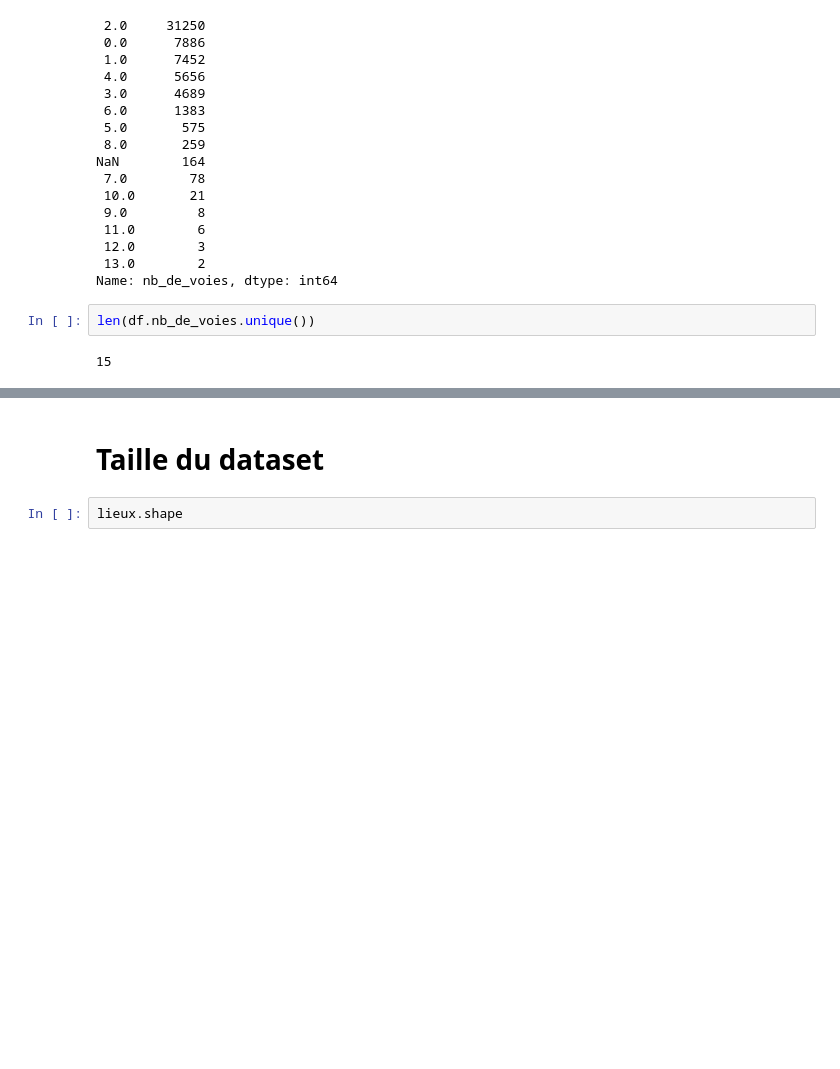
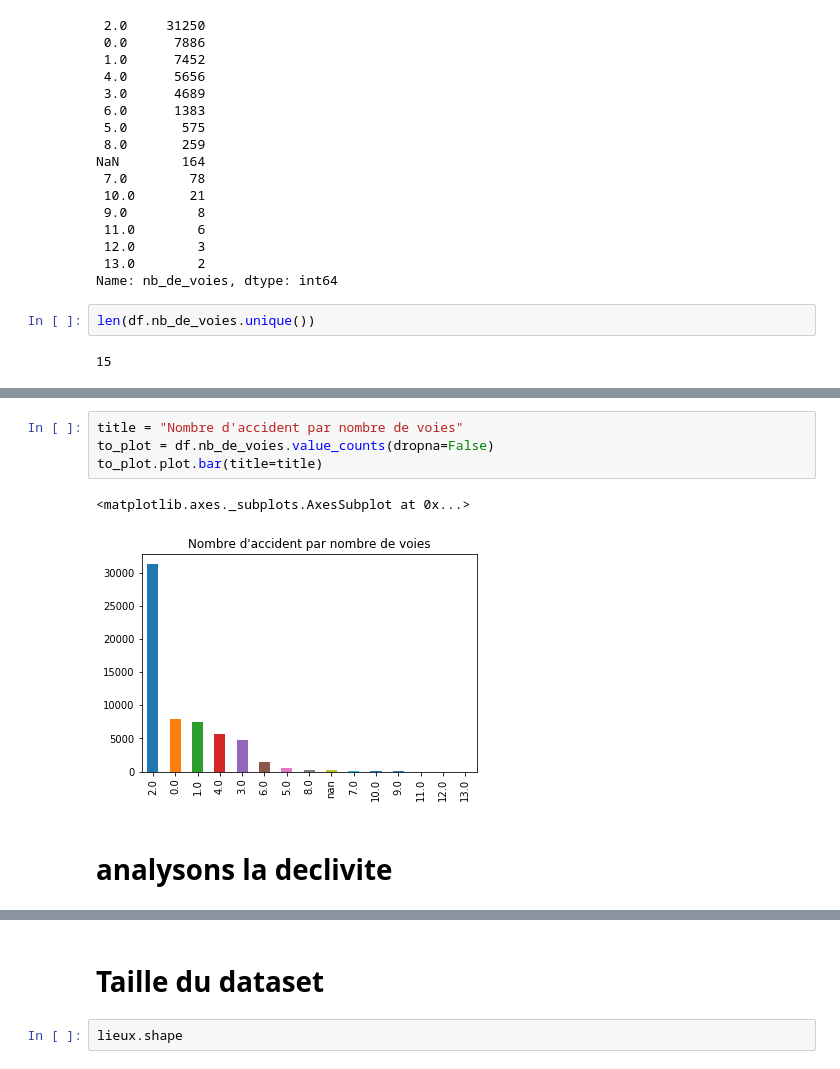
Before and after one commit to romainjouin/formation_python, a Jupyter notebook: ib02_accidents_corporels_de_la_circulation.ipynb, the cells around one changed output, grey strips where cells are left out. Drawn from its saved outputs; the diff is of its cells as text; blank space fills up the shorter version.

```diff
--- a/ib02_accidents_corporels_de_la_circulation.ipynb
+++ b/ib02_accidents_corporels_de_la_circulation.ipynb
@@ -155,0 +175,9 @@ df.nb_de_voies.
+# %%
+title = "Nombre d'accident par nombre de voies"
+to_plot = df.nb_de_voies.value_counts(dropna=False)
+to_plot.plot.bar(title=title)
+# %% [output]
+<matplotlib.axes._subplots.AxesSubplot at 0x...>
+[figure, added]
+# %% [markdown]
+# analysons la declivite
```
Also changed, not shown: parts of 7 cells of this notebook.
